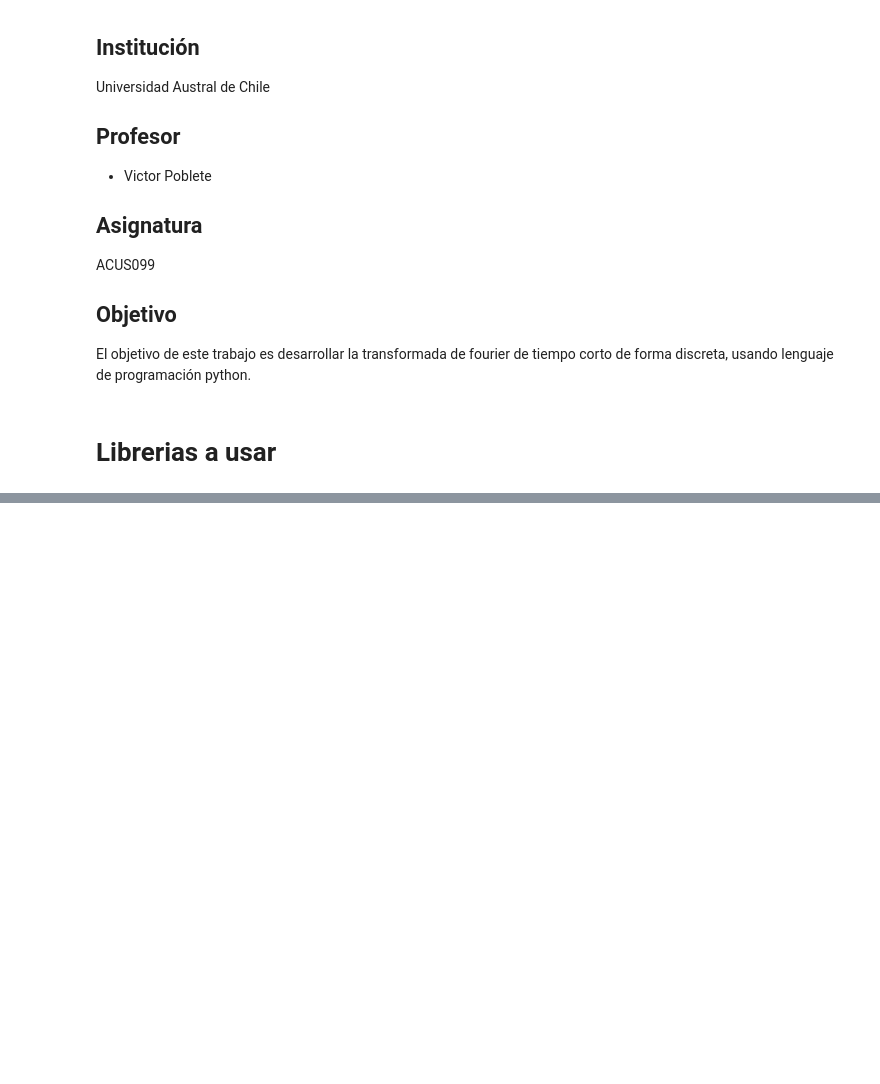
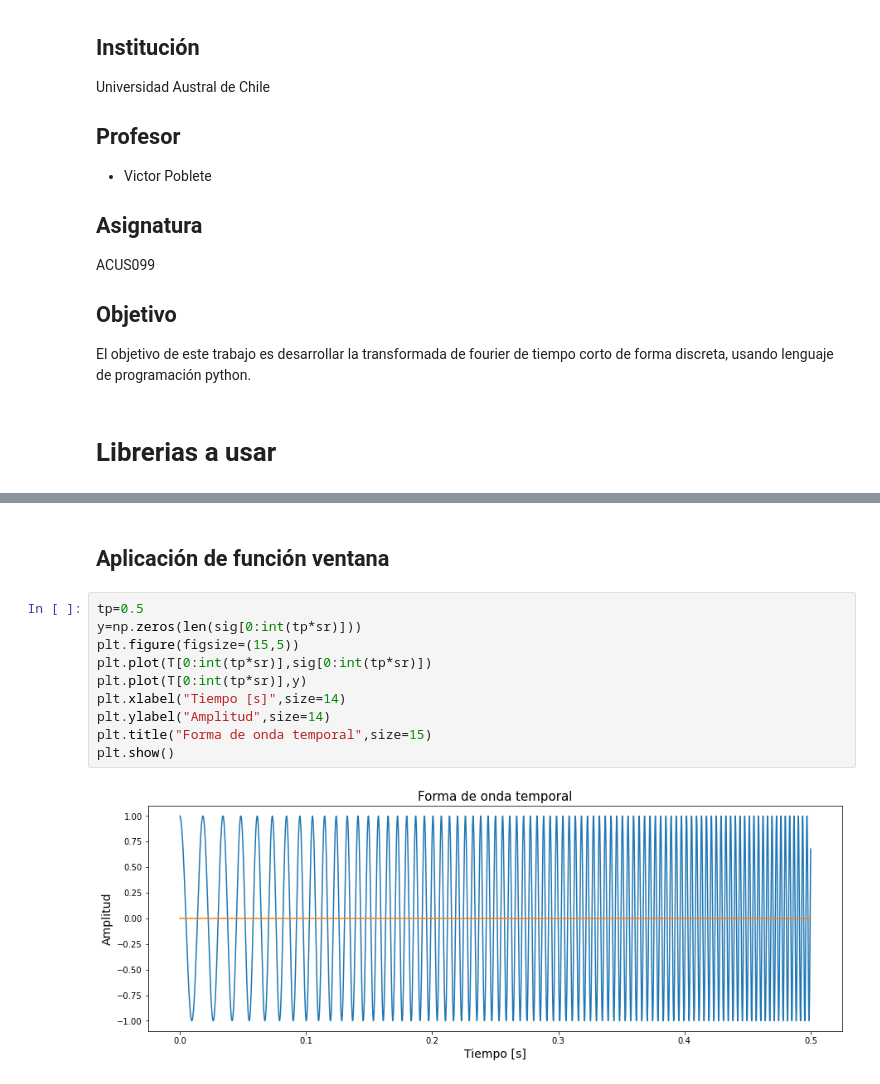
Before and after one commit to Felipe-Veli/Trabajo-2-y-3-Se-ales, a Jupyter notebook: STFT_1.ipynb, the cells around one changed output, grey strips where cells are left out. Drawn from its saved outputs; the diff is of its cells as text; blank space fills up the shorter version.

```diff
--- a/STFT_1.ipynb
+++ b/STFT_1.ipynb
@@ -47,0 +61,14 @@ sig= chirp(T, f0=50, f1=5000, t1=t_fin, method='linear')
+# %% [markdown]
+## Aplicación de función ventana
+# %%
+tp=0.5
+y=np.zeros(len(sig[0:int(tp*sr)]))
+plt.figure(figsize=(15,5))
+plt.plot(T[0:int(tp*sr)],sig[0:int(tp*sr)])
+plt.plot(T[0:int(tp*sr)],y)
+plt.xlabel("Tiempo [s]",size=14)
+plt.ylabel("Amplitud",size=14)
+plt.title("Forma de onda temporal",size=15)
+plt.show()
+# %% [output]
+[figure, added]
```
Also changed, not shown: parts of 7 cells of this notebook.
